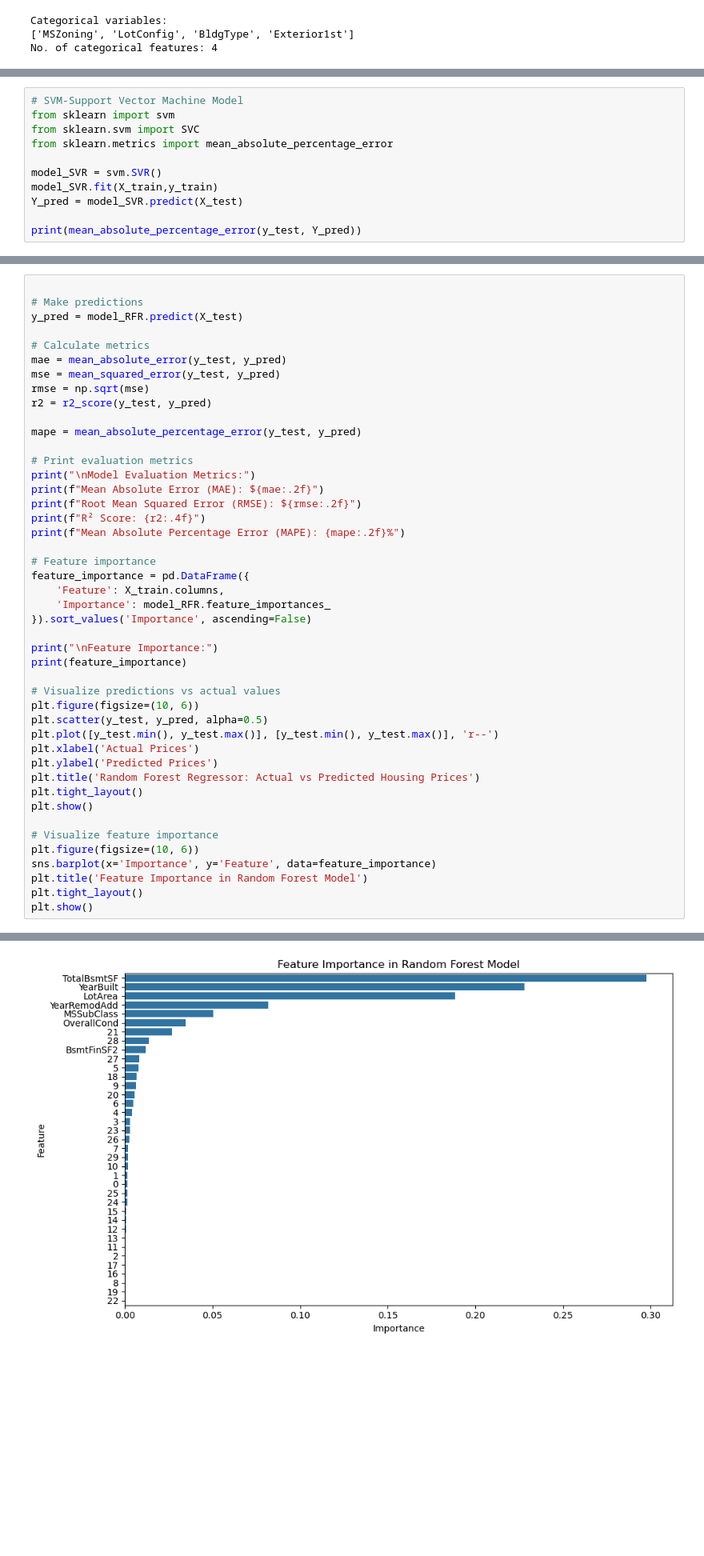
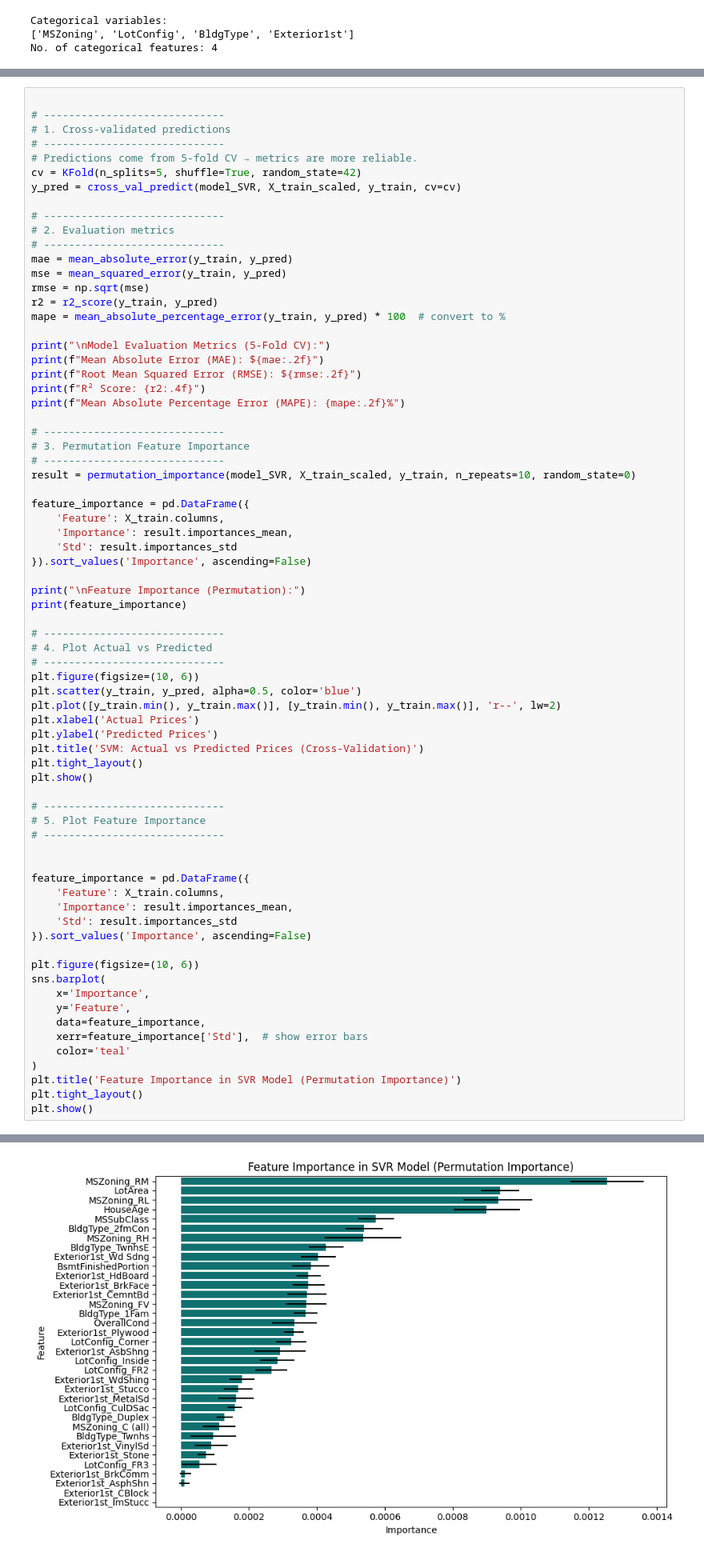
Before and after one commit to npandey472/CapstoneTwoProject, a Jupyter notebook: Notebooks/05_modeling.ipynb, the cells around one changed output, grey strips where cells are left out. Shown at 80% size. Saved outputs shown, nothing was run; the diff lists cells and outputs as text; blank space fills up the shorter version.

Commit message:
Uploading project file for 04_preprocessing_and_training.ipynb and 05_modeling.ipynb

```diff
--- a/Notebooks/05_modeling.ipynb
+++ b/Notebooks/05_modeling.ipynb
@@ -68,11 +138,0 @@ X_train, X_test, y_train, y_test, = train_test_split(X, y, train_size=0.8, test_
-# %%
-# SVM-Support Vector Machine Model
-from sklearn import svm
-from sklearn.svm import SVC
-from sklearn.metrics import mean_absolute_percentage_error
-
-model_SVR = svm.SVR()
-model_SVR.fit(X_train,y_train)
-Y_pred = model_SVR.predict(X_test)
-
-print(mean_absolute_percentage_error(y_test, Y_pred))
@@ -81,46 +214,73 @@ print(mean_absolute_percentage_error(y_test, Y_pred))
 # %%
 
-# Make predictions
-y_pred = model_RFR.predict(X_test)
+# -----------------------------
+# 1. Cross-validated predictions
+# -----------------------------
+# Predictions come from 5-fold CV → metrics are more reliable.
+cv = KFold(n_splits=5, shuffle=True, random_state=42)
+y_pred = cross_val_predict(model_SVR, X_train_scaled, y_train, cv=cv)
 
-# Calculate metrics
-mae = mean_absolute_error(y_test, y_pred)
-mse = mean_squared_error(y_test, y_pred)
+# -----------------------------
+# 2. Evaluation metrics
+# -----------------------------
+mae = mean_absolute_error(y_train, y_pred)
+mse = mean_squared_error(y_train, y_pred)
 rmse = np.sqrt(mse)
-r2 = r2_score(y_test, y_pred)
+r2 = r2_score(y_train, y_pred)
+mape = mean_absolute_percentage_error(y_train, y_pred) * 100  # convert to %
 
-mape = mean_absolute_percentage_error(y_test, y_pred)
-
-# Print evaluation metrics
-print("\nModel Evaluation Metrics:")
+print("\nModel Evaluation Metrics (5-Fold CV):")
 print(f"Mean Absolute Error (MAE): ${mae:.2f}")
 print(f"Root Mean Squared Error (RMSE): ${rmse:.2f}")
 print(f"R² Score: {r2:.4f}")
 print(f"Mean Absolute Percentage Error (MAPE): {mape:.2f}%")
 
-# Feature importance
+# -----------------------------
+# 3. Permutation Feature Importance
+# -----------------------------
+result = permutation_importance(model_SVR, X_train_scaled, y_train, n_repeats=10, random_state=0)
+
 feature_importance = pd.DataFrame({
     'Feature': X_train.columns,
-    'Importance': model_RFR.feature_importances_
+    'Importance': result.importances_mean,
+    'Std': result.importances_std
 }).sort_values('Importance', ascending=False)
 
-print("\nFeature Importance:")
+print("\nFeature Importance (Permutation):")
 print(feature_importance)
 
-# Visualize predictions vs actual values
+# -----------------------------
+# 4. Plot Actual vs Predicted
+# -----------------------------
 plt.figure(figsize=(10, 6))
-plt.scatter(y_test, y_pred, alpha=0.5)
-plt.plot([y_test.min(), y_test.max()], [y_test.min(), y_test.max()], 'r--')
+plt.scatter(y_train, y_pred, alpha=0.5, color='blue')
+plt.plot([y_train.min(), y_train.max()], [y_train.min(), y_train.max()], 'r--', lw=2)
 plt.xlabel('Actual Prices')
 plt.ylabel('Predicted Prices')
-plt.title('Random Forest Regressor: Actual vs Predicted Housing Prices')
+plt.title('SVM: Actual vs Predicted Prices (Cross-Validation)')
 plt.tight_layout()
 plt.show()
 
-# Visualize feature importance
+# -----------------------------
+# 5. Plot Feature Importance
+# -----------------------------
+
+
+feature_importance = pd.DataFrame({
+    'Feature': X_train.columns,
+    'Importance': result.importances_mean,
+    'Std': result.importances_std
+}).sort_values('Importance', ascending=False)
+
 plt.figure(figsize=(10, 6))
-sns.barplot(x='Importance', y='Feature', data=feature_importance)
-plt.title('Feature Importance in Random Forest Model')
+sns.barplot(
+    x='Importance',
+    y='Feature',
+    data=feature_importance,
+    xerr=feature_importance['Std'],  # show error bars
+    color='teal'
+)
+plt.title('Feature Importance in SVR Model (Permutation Importance)')
 plt.tight_layout()
 plt.show()
 # %% [output]
@@ -145 +305 @@ Feature Importance:
-[figure, old version]
+[figure, new version]
```
Also changed, not shown: parts of 20 cells of this notebook, 1 other file.
